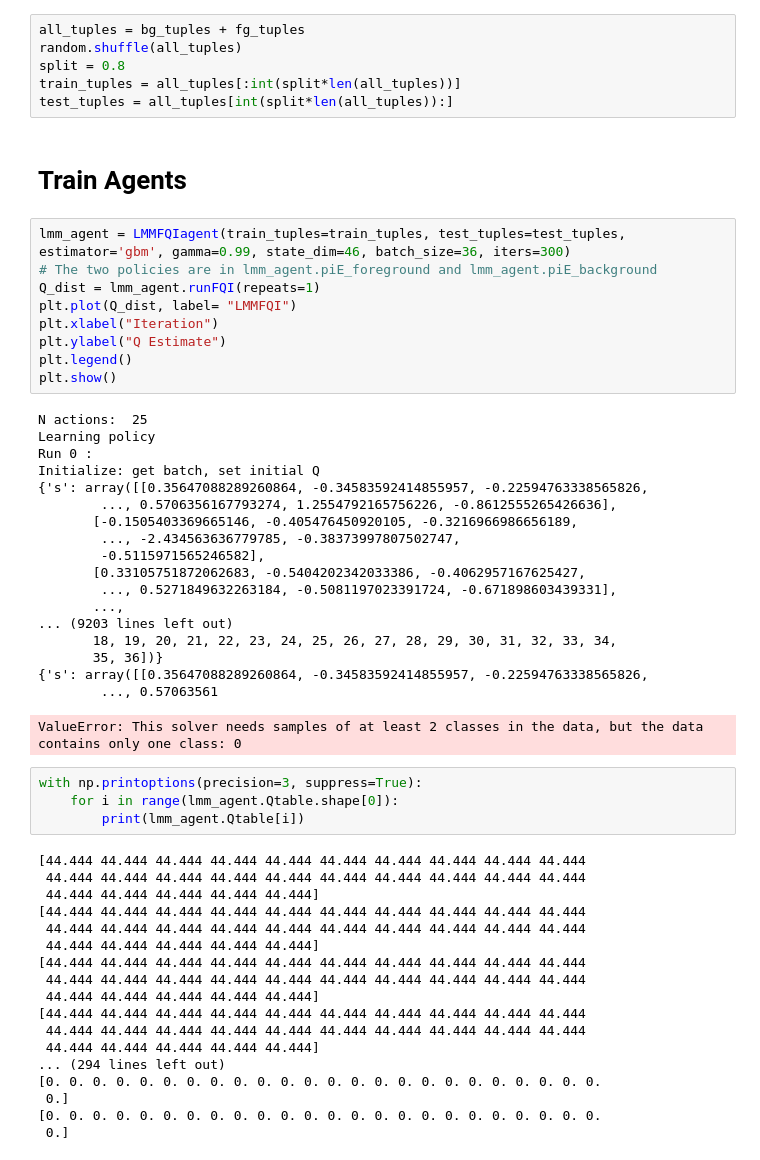
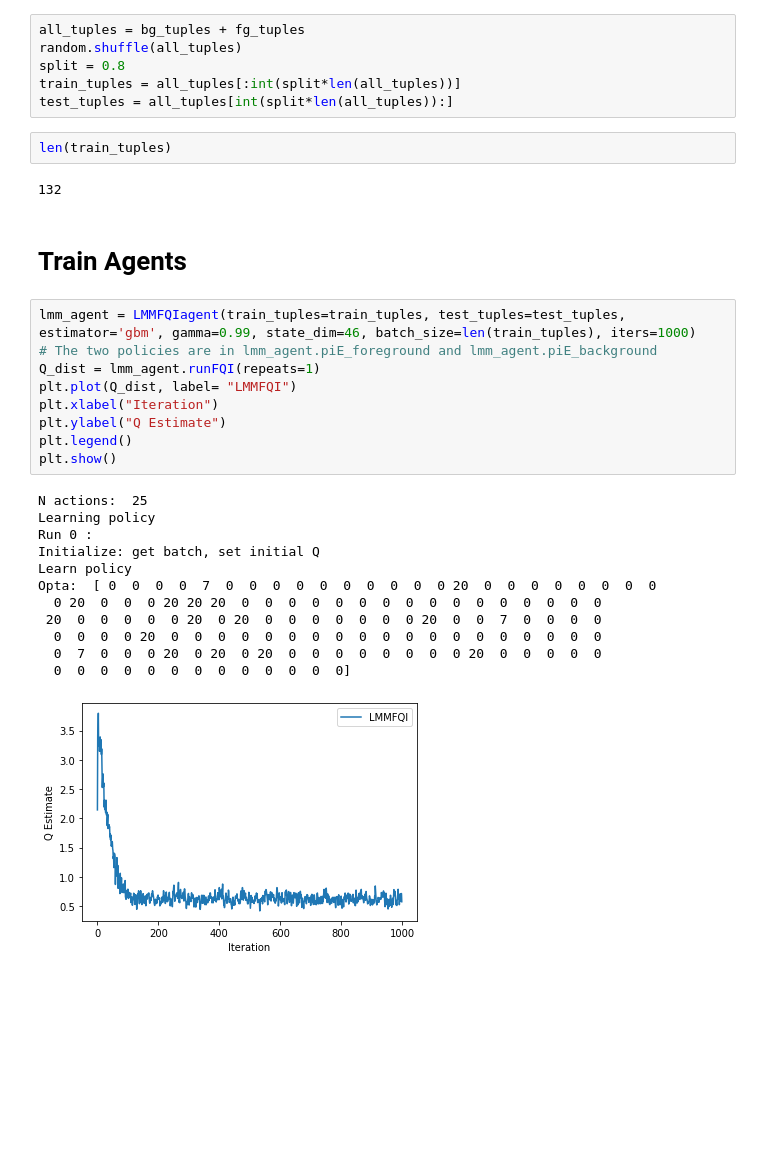
Before and after one commit to ArpiS/nested-policy-rl, a Jupyter notebook: simulated_fqi/sepsis_experiments.ipynb, the cells around one changed output. Saved outputs shown, nothing was run; the diff lists cells and outputs as text; blank space fills up the shorter version.

```diff
--- a/simulated_fqi/sepsis_experiments.ipynb
+++ b/simulated_fqi/sepsis_experiments.ipynb
@@ -67,58 +67,34 @@ random.shuffle(all_tuples)
 split = 0.8
 train_tuples = all_tuples[:int(split*len(all_tuples))]
 test_tuples = all_tuples[int(split*len(all_tuples)):]
+# %%
+len(train_tuples)
+# %% [output]
+132
 # %% [markdown]
 # Train Agents
 # %%
-lmm_agent = LMMFQIagent(train_tuples=train_tuples, test_tuples=test_tuples, estimator='gbm', gamma=0.99, state_dim=46, batch_size=36, iters=300)
+lmm_agent = LMMFQIagent(train_tuples=train_tuples, test_tuples=test_tuples, estimator='gbm', gamma=0.99, state_dim=46, batch_size=len(train_tuples), iters=1000)
 # The two policies are in lmm_agent.piE_foreground and lmm_agent.piE_background
 Q_dist = lmm_agent.runFQI(repeats=1)
 plt.plot(Q_dist, label= "LMMFQI")
 plt.xlabel("Iteration")
 plt.ylabel("Q Estimate")
 plt.legend()
 plt.show()
 # %% [output]
 N actions:  25
 Learning policy
 Run 0 :
 Initialize: get batch, set initial Q
-{'s': array([[0.35647088289260864, -0.34583592414855957, -0.22594763338565826,
-        ..., 0.5706356167793274, 1.2554792165756226, -0.8612555265426636],
-       [-0.1505403369665146, -0.405476450920105, -0.3216966986656189,
-        ..., -2.434563636779785, -0.38373997807502747,
-        -0.5115971565246582],
-       [0.33105751872062683, -0.5404202342033386, -0.4062957167625427,
-        ..., 0.5271849632263184, -0.5081197023391724, -0.671898603439331],
-       ...,
-... (9203 lines left out)
-       18, 19, 20, 21, 22, 23, 24, 25, 26, 27, 28, 29, 30, 31, 32, 33, 34,
-       35, 36])}
-{'s': array([[0.35647088289260864, -0.34583592414855957, -0.22594763338565826,
-        ..., 0.57063561
+Learn policy
+Opta:  [ 0  0  0  0  7  0  0  0  0  0  0  0  0  0  0 20  0  0  0  0  0  0  0  0
+  0 20  0  0  0 20 20 20  0  0  0  0  0  0  0  0  0  0  0  0  0  0  0  0
+ 20  0  0  0  0  0 20  0 20  0  0  0  0  0  0  0 20  0  0  7  0  0  0  0
+  0  0  0  0 20  0  0  0  0  0  0  0  0  0  0  0  0  0  0  0  0  0  0  0
+  0  7  0  0  0 20  0 20  0 20  0  0  0  0  0  0  0  0 20  0  0  0  0  0
+  0  0  0  0  0  0  0  0  0  0  0  0  0]
-ValueError: This solver needs samples of at least 2 classes in the data, but the data contains only one class: 0
+[figure, added]
-# %%
-with np.printoptions(precision=3, suppress=True):
-    for i in range(lmm_agent.Qtable.shape[0]):
-        print(lmm_agent.Qtable[i])
-# %% [output]
-[44.444 44.444 44.444 44.444 44.444 44.444 44.444 44.444 44.444 44.444
- 44.444 44.444 44.444 44.444 44.444 44.444 44.444 44.444 44.444 44.444
- 44.444 44.444 44.444 44.444 44.444]
-[44.444 44.444 44.444 44.444 44.444 44.444 44.444 44.444 44.444 44.444
- 44.444 44.444 44.444 44.444 44.444 44.444 44.444 44.444 44.444 44.444
- 44.444 44.444 44.444 44.444 44.444]
-[44.444 44.444 44.444 44.444 44.444 44.444 44.444 44.444 44.444 44.444
- 44.444 44.444 44.444 44.444 44.444 44.444 44.444 44.444 44.444 44.444
- 44.444 44.444 44.444 44.444 44.444]
-[44.444 44.444 44.444 44.444 44.444 44.444 44.444 44.444 44.444 44.444
- 44.444 44.444 44.444 44.444 44.444 44.444 44.444 44.444 44.444 44.444
- 44.444 44.444 44.444 44.444 44.444]
-... (294 lines left out)
-[0. 0. 0. 0. 0. 0. 0. 0. 0. 0. 0. 0. 0. 0. 0. 0. 0. 0. 0. 0. 0. 0. 0. 0.
- 0.]
-[0. 0. 0. 0. 0. 0. 0. 0. 0. 0. 0. 0. 0. 0. 0. 0. 0. 0. 0. 0. 0. 0. 0. 0.
- 0.]
 # %%
 fqi_agent = FQIagent(train_tuples=train_tuples, test_tuples=test_tuples, state_dim=46, gamma=0.5, batch_size=36, iters=200, estimator='gbm')
 Q_dist = fqi_agent.runFQI(repeats=10)
```
Also changed, not shown: parts of 2 cells of this notebook, 1 other file.
